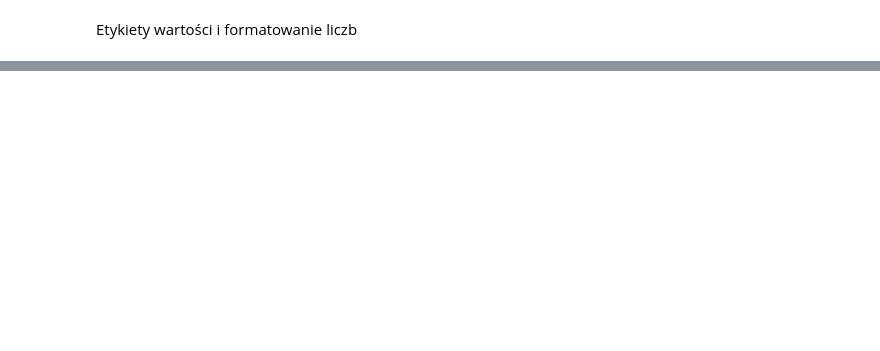
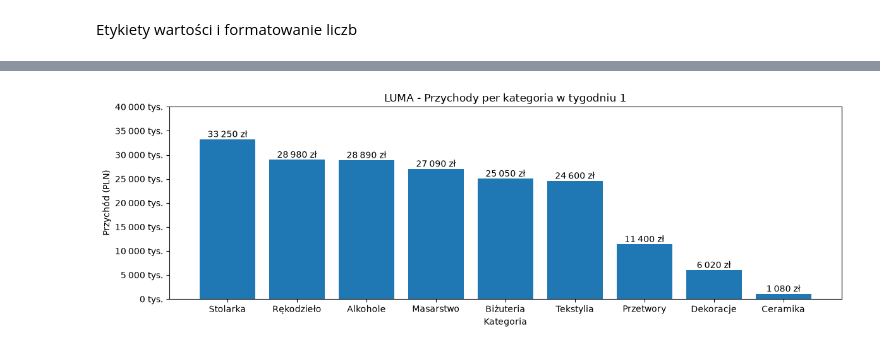
Before and after one commit to JakubZak7/DataVisualisation, a Jupyter notebook: 01- bar.ipynb, the cells around one changed output, grey strips where cells are left out. Drawn from its saved outputs; the diff is of its cells as text; code cells hidden in the pictures; blank space fills up the shorter version.

```diff
--- a/01- bar.ipynb
+++ b/01- bar.ipynb
@@ -159,0 +230,5 @@ Etykiety wartości i formatowanie liczb
+# %%
+def format_ytics_tys():
+    ypos, _ = plt.yticks()
+    ylab_new = (format_tys(y) for y in ypos)
+    plt.yticks(ypos, ylab_new)
@@ -159,0 +237,17 @@ Etykiety wartości i formatowanie liczb
+# %%
+t1_sorted = t1.sort_values("revenue_pln",ascending = False).reset_index()
+categories = t1_sorted["category"]
+heights = t1_sorted["revenue_pln"]
+# %%
+plt.figure(figsize=(12,4))
+bars = plt.bar(categories, heights)
+pad_axis()
+label_pars_pln(bars)
+format_ytics_tys()
+plt.title("LUMA - Przychody per kategoria w tygodniu 1")
+plt.xlabel("Kategoria")
+plt.ylabel("Przychód (PLN)")
+plt.tight_layout()
+plt.show()
+# %% [output]
+[figure, added]
```
Also changed, not shown: parts of 19 cells of this notebook.
